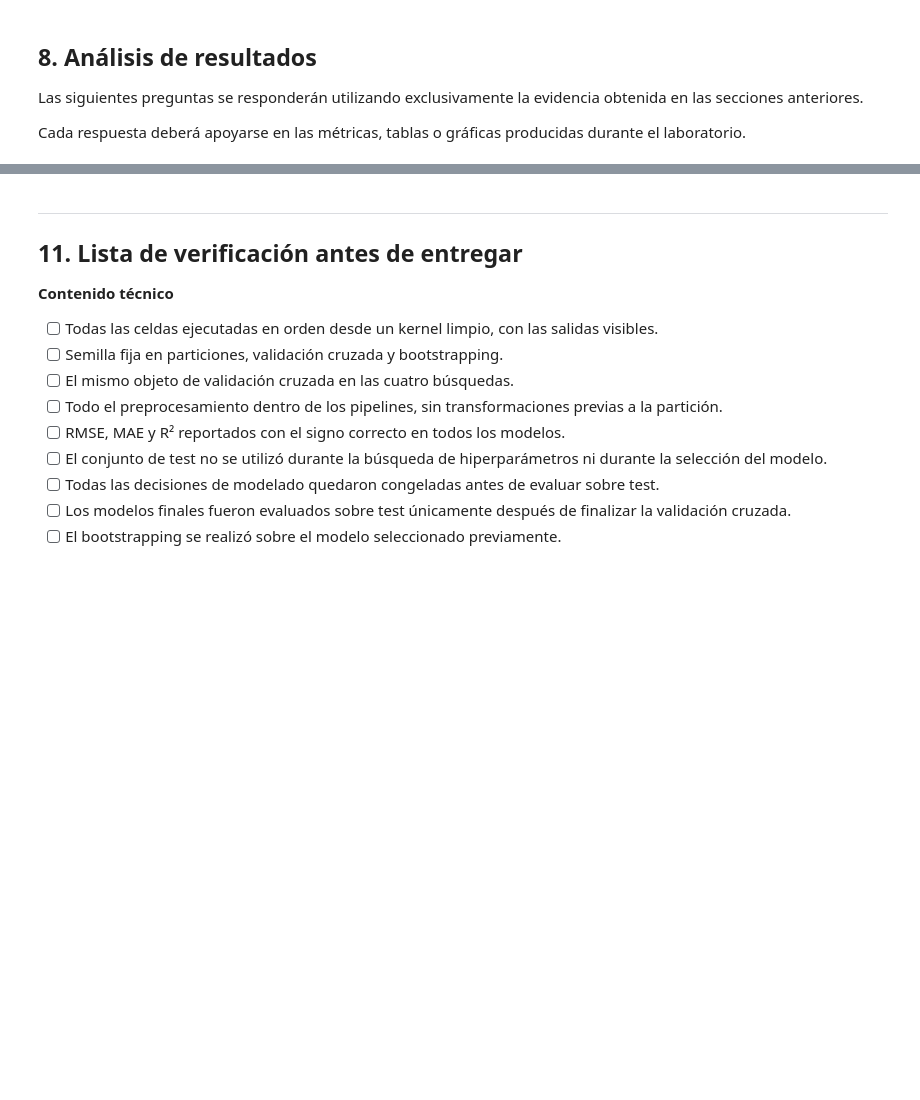
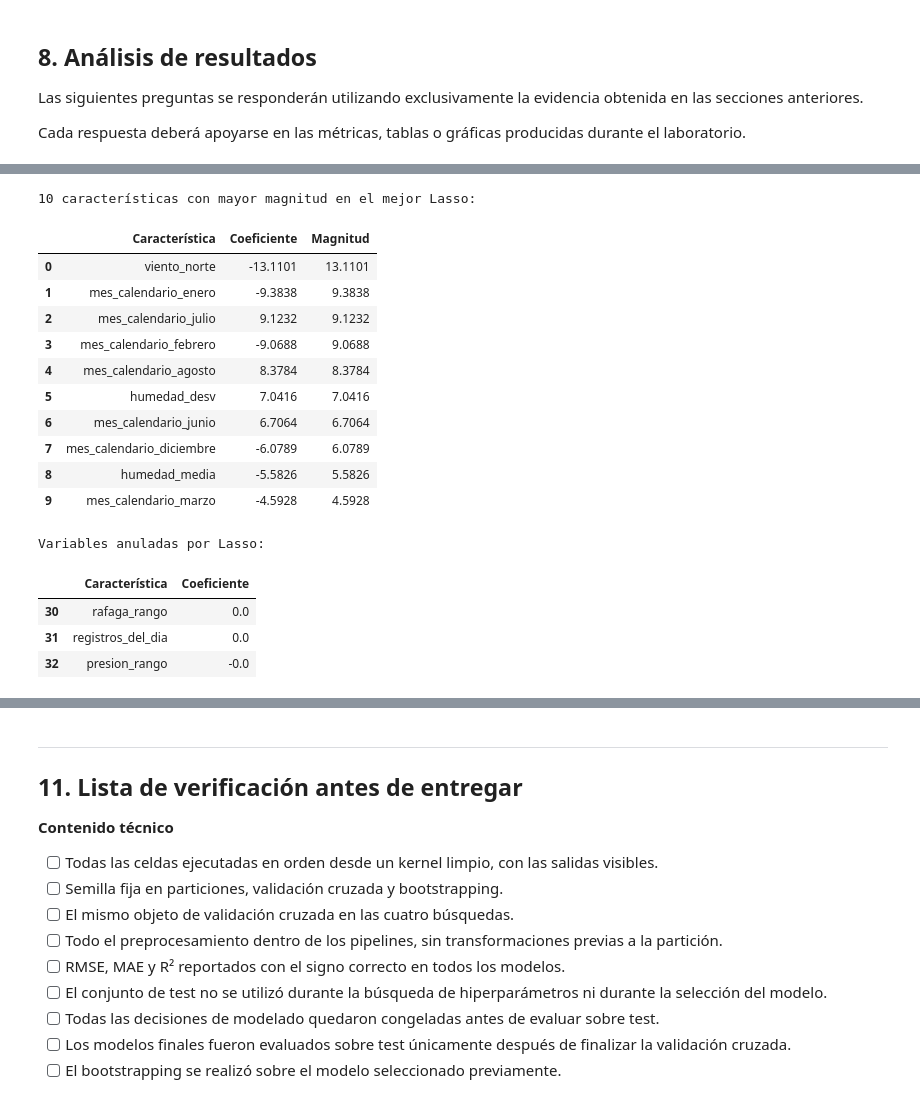
Before and after one commit to juanfochoa/Laboratorio2-Aprendizaje_de_Maquina, a Jupyter notebook: 202620/Laboratorios/L2/Lab2.ipynb, the cells around one changed output, grey strips where cells are left out. Saved outputs shown, nothing was run; the diff lists cells and outputs as text; code cells hidden in the pictures; blank space fills up the shorter version.

```diff
--- a/202620/Laboratorios/L2/Lab2.ipynb
+++ b/202620/Laboratorios/L2/Lab2.ipynb
@@ -1977,0 +2126,39 @@ temporal de los datos, o la elección entre Ridge y Lasso para el modelo polinom
+# %%
+# ============================================================
+# Características más relevantes del mejor modelo Lasso
+# ============================================================
+
+tabla_lasso_optimo, _ = extraer_coeficientes(mejor_lasso)
+
+print("10 características con mayor magnitud en el mejor Lasso:")
+display(
+    tabla_lasso_optimo.head(10).style.format({
+        "Coeficiente": "{:.4f}",
+        "Magnitud": "{:.4f}",
+    })
+)
+
+print("\nVariables anuladas por Lasso:")
+display(
+    tabla_lasso_optimo[
+        tabla_lasso_optimo["Coeficiente"].abs() <= TOL_CERO
+    ][["Característica", "Coeficiente"]]
+)
+# %% [output]
+10 características con mayor magnitud en el mejor Lasso:
+|  | Característica | Coeficiente | Magnitud |
+| 0 | viento_norte | -13.1101 | 13.1101 |
+| 1 | mes_calendario_enero | -9.3838 | 9.3838 |
+| 2 | mes_calendario_julio | 9.1232 | 9.1232 |
+| 3 | mes_calendario_febrero | -9.0688 | 9.0688 |
+| 4 | mes_calendario_agosto | 8.3784 | 8.3784 |
+| 5 | humedad_desv | 7.0416 | 7.0416 |
+| 6 | mes_calendario_junio | 6.7064 | 6.7064 |
+| 7 | mes_calendario_diciembre | -6.0789 | 6.0789 |
+| 8 | humedad_media | -5.5826 | 5.5826 |
+| 9 | mes_calendario_marzo | -4.5928 | 4.5928 |
+Variables anuladas por Lasso:
+|  | Característica | Coeficiente |
+| 30 | rafaga_rango | 0.0 |
+| 31 | registros_del_dia | 0.0 |
+| 32 | presion_rango | -0.0 |
```
Also changed, not shown: parts of 35 cells of this notebook.
